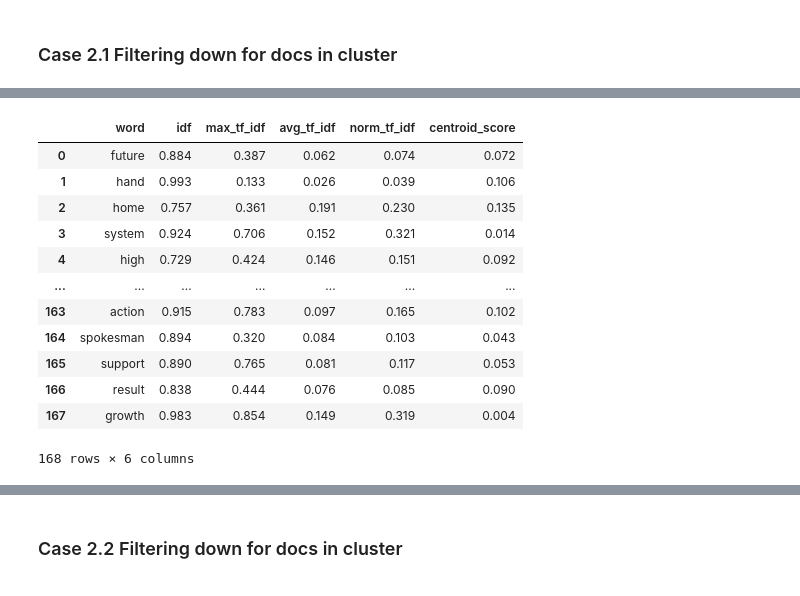
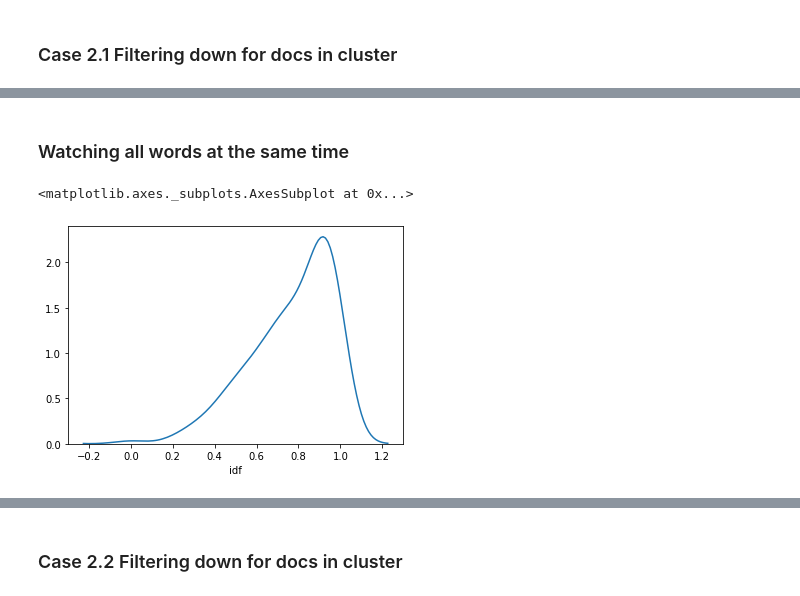
Before and after one commit to shanepeckham/NLP-1, a Jupyter notebook: Complementary_Courses/Document_Clustering/Flat_Clustering_Overview.ipynb, the cells around one changed output, grey strips where cells are left out. Drawn from its saved outputs; the diff is of its cells as text; code cells hidden in the pictures.

```diff
--- a/Complementary_Courses/Document_Clustering/Flat_Clustering_Overview.ipynb
+++ b/Complementary_Courses/Document_Clustering/Flat_Clustering_Overview.ipynb
@@ -563,16 +566,12 @@ RESULTS.dict['filtered_docs']
-# %%
-RESULTS.dict['all_docs']
-# %% [output]
-|  | word | idf | max_tf_idf | avg_tf_idf | norm_tf_idf | centroid_score |
-| 0 | future | 0.884 | 0.387 | 0.062 | 0.074 | 0.072 |
-| 1 | hand | 0.993 | 0.133 | 0.026 | 0.039 | 0.106 |
-| 2 | home | 0.757 | 0.361 | 0.191 | 0.230 | 0.135 |
-| 3 | system | 0.924 | 0.706 | 0.152 | 0.321 | 0.014 |
-| 4 | high | 0.729 | 0.424 | 0.146 | 0.151 | 0.092 |
-| ... | ... | ... | ... | ... | ... | ... |
-| 163 | action | 0.915 | 0.783 | 0.097 | 0.165 | 0.102 |
-| 164 | spokesman | 0.894 | 0.320 | 0.084 | 0.103 | 0.043 |
-| 165 | support | 0.890 | 0.765 | 0.081 | 0.117 | 0.053 |
-| 166 | result | 0.838 | 0.444 | 0.076 | 0.085 | 0.090 |
-| 167 | growth | 0.983 | 0.854 | 0.149 | 0.319 | 0.004 |
-168 rows × 6 columns
+# %%
+df = RESULTS.dict['all_docs'].set_index('word').T
+df = df.reset_index()
+df = df.rename(columns={'index':'method'})
+df = df.set_index('method')
+# %% [markdown]
+### Watching all words at the same time
+# %%
+sns.distplot(RESULTS.dict['all_docs'].set_index('word')['idf'].T, hist=False)
+# %% [output]
+<matplotlib.axes._subplots.AxesSubplot at 0x...>
+[figure, added]
```
Also changed, not shown: parts of 6 cells of this notebook.
